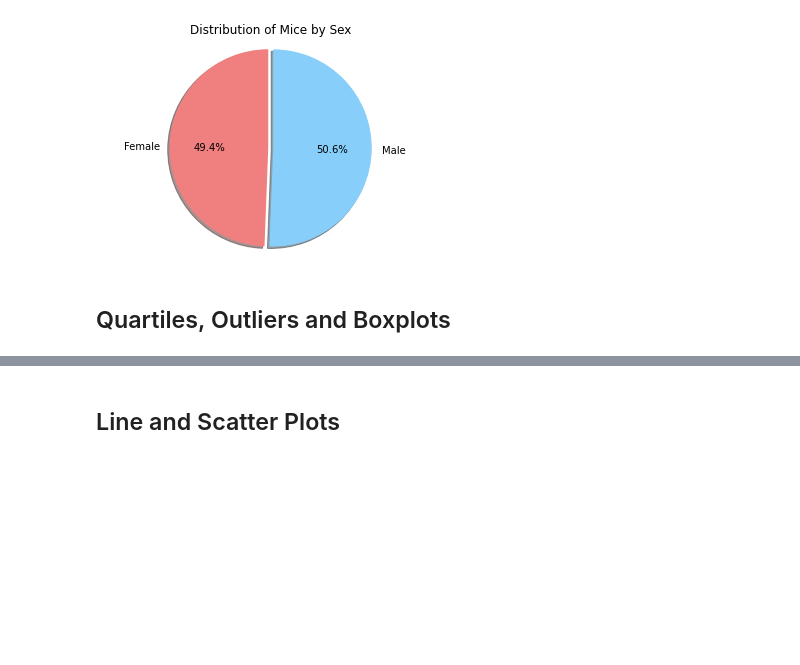
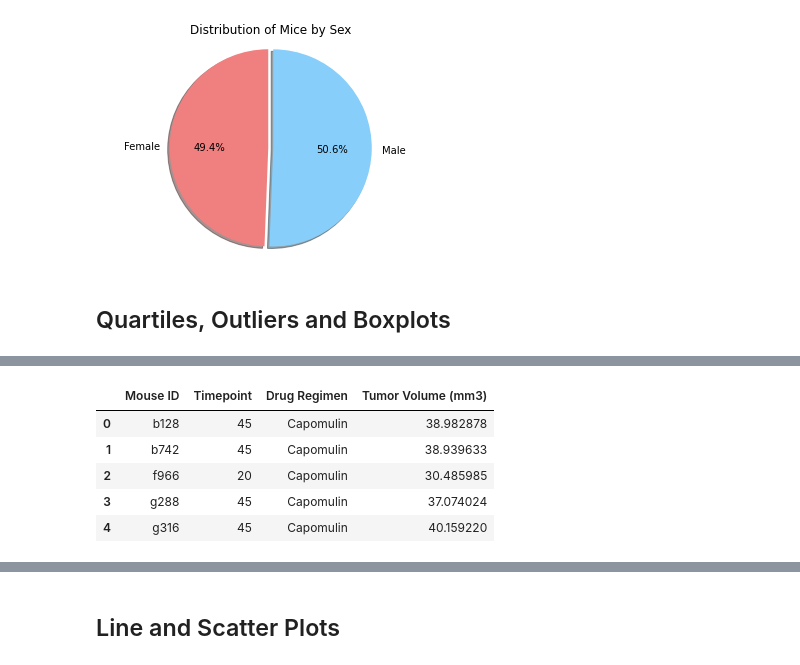
Before and after one commit to Patriotwo/Matplotlib-Challenge, a Jupyter notebook: Pymaceuticals/pymaceuticals_starter.ipynb, the cells around one changed output, grey strips where cells are left out. Cells and saved outputs as stored; diff of their text form; code cells hidden in the pictures; blank space fills up the shorter version.

```diff
--- a/Pymaceuticals/pymaceuticals_starter.ipynb
+++ b/Pymaceuticals/pymaceuticals_starter.ipynb
@@ -350,0 +377,14 @@ plt.show()
+# %%
+# Group data fram by drug regimen Capomulin: Thanks Ermias Gaga-ermiasgelaye
+capomulin_df = promising_regimens.loc[promising_regimens['Drug Regimen'] == 'Capomulin']
+capomulin_last = capomulin_df.groupby('Mouse ID').max()['Timepoint']
+capomulin_vol = pd.DataFrame(capomulin_last)
+capomulin_merge = pd.merge(capomulin_vol, promising_regimens, on=('Mouse ID', 'Timepoint'), how='left')
+capomulin_merge.head()
+# %% [output]
+|  | Mouse ID | Timepoint | Drug Regimen | Tumor Volume (mm3) |
+| 0 | b128 | 45 | Capomulin | 38.982878 |
+| 1 | b742 | 45 | Capomulin | 38.939633 |
+| 2 | f966 | 20 | Capomulin | 30.485985 |
+| 3 | g288 | 45 | Capomulin | 37.074024 |
+| 4 | g316 | 45 | Capomulin | 40.159220 |
```
Also changed, not shown: parts of 14 cells of this notebook.
